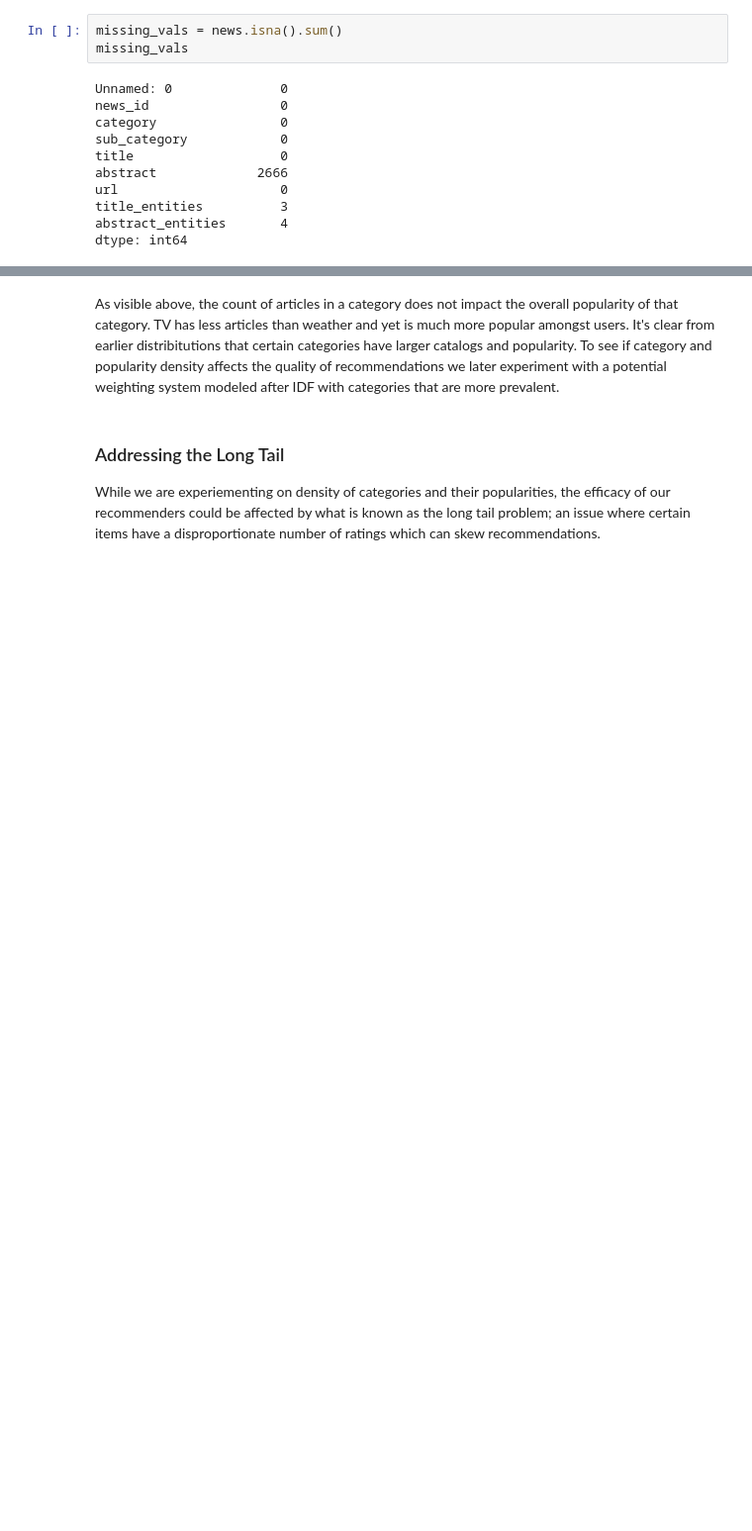
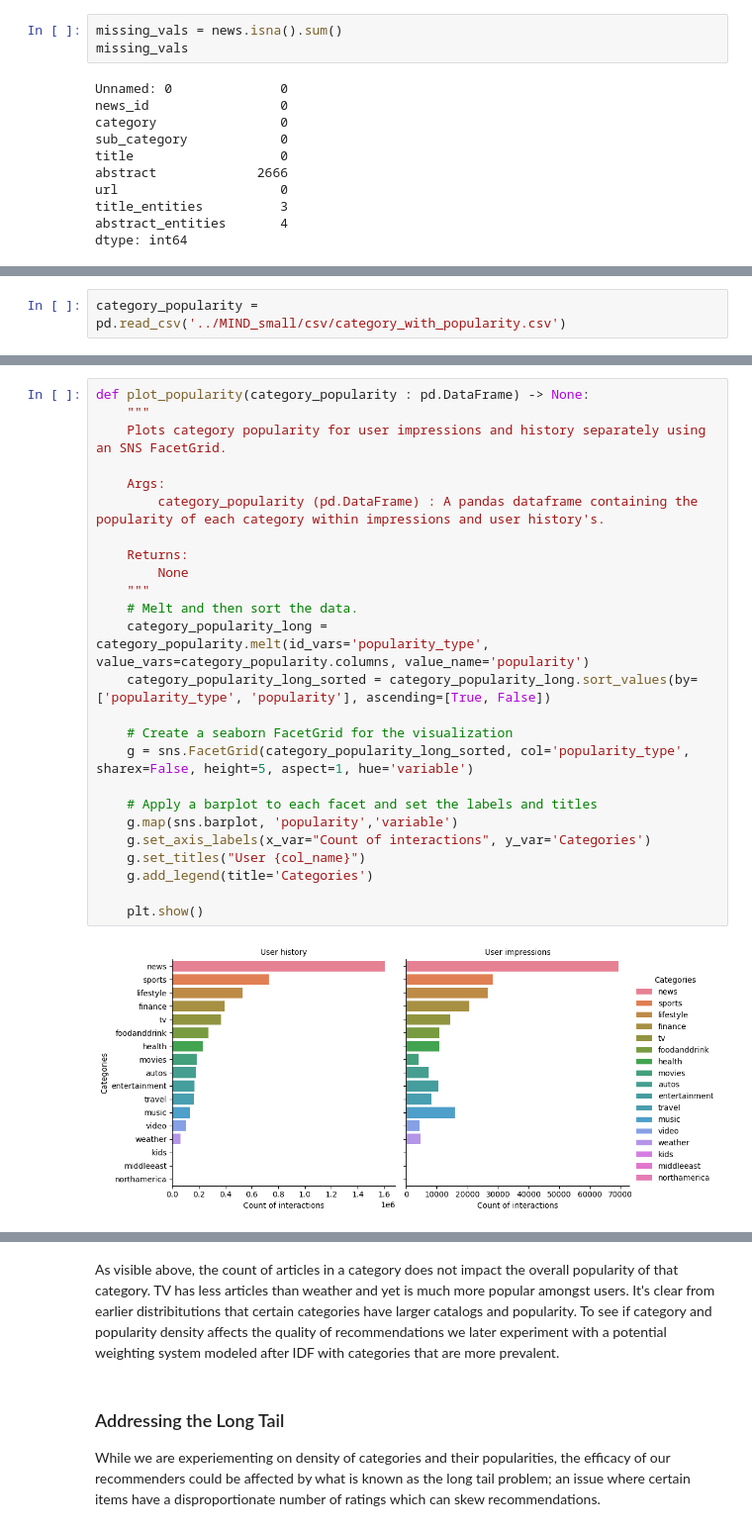
Before and after one commit to nicholas-rf/RecommenderProject, a Jupyter notebook: ExploratoryAnalysis/eda_report.ipynb, the cells around one changed output, grey strips where cells are left out. Shown: that part at 99% size. Cells and saved outputs as stored; diff of their text form; blank space fills up the shorter version.

```diff
--- a/ExploratoryAnalysis/eda_report.ipynb
+++ b/ExploratoryAnalysis/eda_report.ipynb
@@ -132 +102,3 @@ news.merge(art_pop)
+# %%
+category_popularity = pd.read_csv('../MIND_small/csv/category_with_popularity.csv')
 # %%
@@ -150,0 +146,27 @@ create_popularity_chart()
+# %%
+def plot_popularity(category_popularity : pd.DataFrame) -> None:
+    """
+    Plots category popularity for user impressions and history separately using an SNS FacetGrid.
+
+    Args:
+        category_popularity (pd.DataFrame) : A pandas dataframe containing the popularity of each category within impressions and user history's.
+
+    Returns:
+        None
+    """
+    # Melt and then sort the data.
+    category_popularity_long = category_popularity.melt(id_vars='popularity_type', value_vars=category_popularity.columns, value_name='popularity')
+    category_popularity_long_sorted = category_popularity_long.sort_values(by=['popularity_type', 'popularity'], ascending=[True, False])
+
+    # Create a seaborn FacetGrid for the visualization
+    g = sns.FacetGrid(category_popularity_long_sorted, col='popularity_type', sharex=False, height=5, aspect=1, hue='variable')
+
+    # Apply a barplot to each facet and set the labels and titles
+    g.map(sns.barplot, 'popularity','variable')
+    g.set_axis_labels(x_var="Count of interactions", y_var='Categories')
+    g.set_titles("User {col_name}")
+    g.add_legend(title='Categories')
+
+    plt.show()
+# %% [output]
+[figure, added]
```
Also changed, not shown: parts of 15 cells of this notebook, 4 other files.
